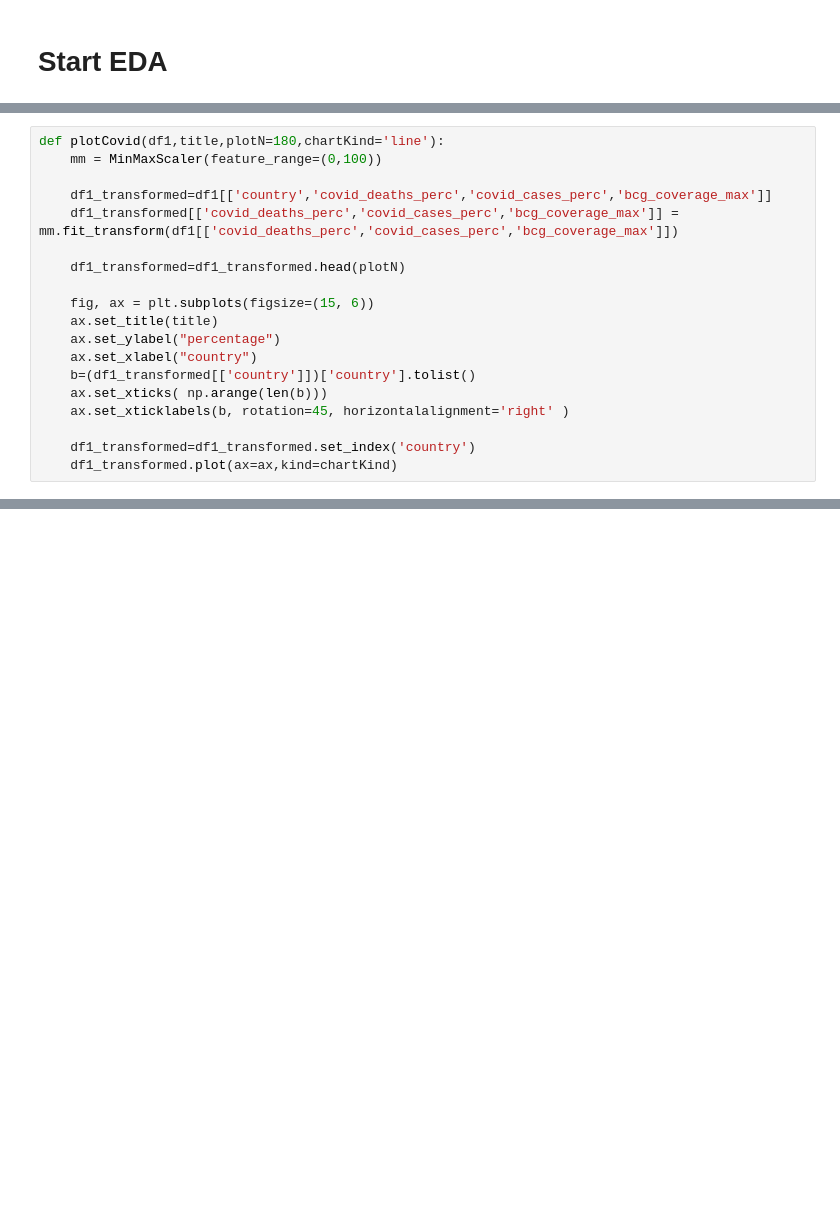
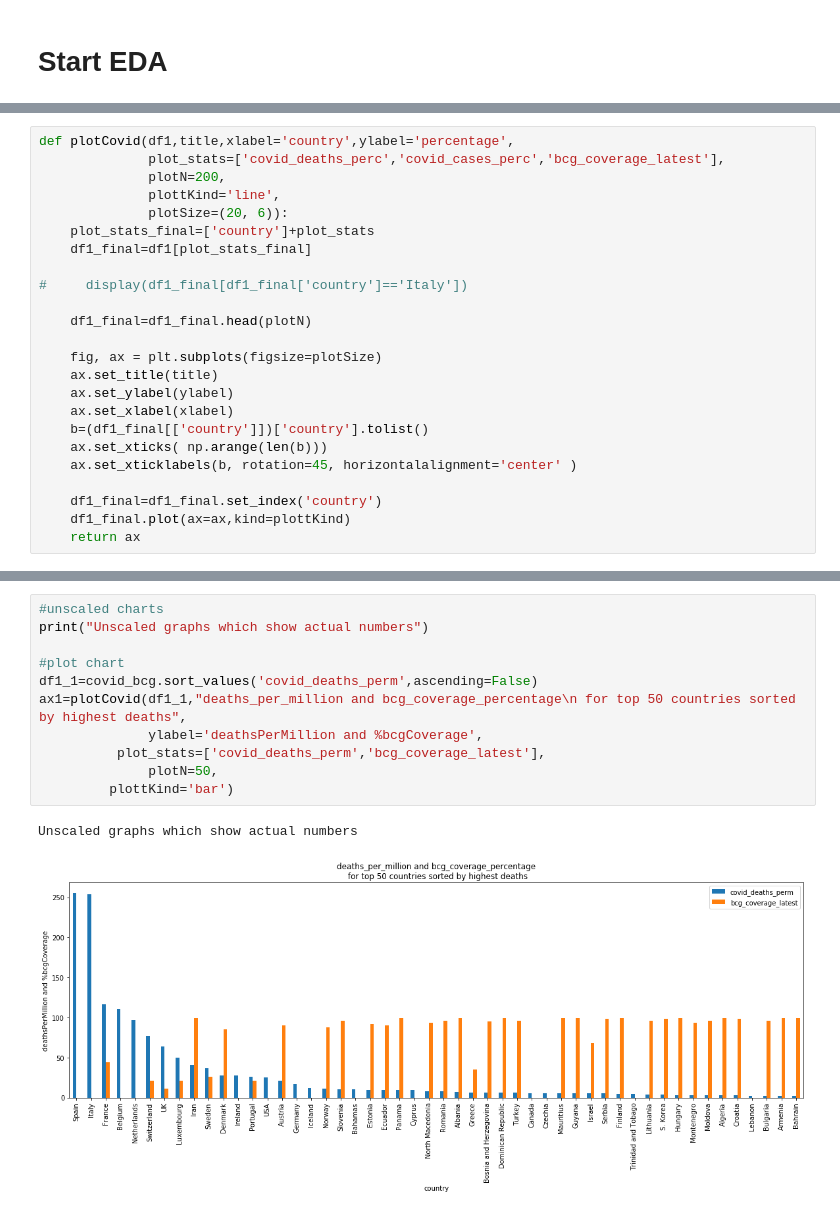
Before and after one commit to priyanka7255/public_repo, a Jupyter notebook: covid/EDAAll.ipynb, the cells around one changed output, grey strips where cells are left out. Drawn from its saved outputs; the diff is of its cells as text; blank space fills up the shorter version.

```diff
--- a/covid/EDAAll.ipynb
+++ b/covid/EDAAll.ipynb
@@ -195,19 +230,24 @@ dtype: int64
 # %%
-def plotCovid(df1,title,plotN=180,chartKind='line'):
-    mm = MinMaxScaler(feature_range=(0,100))
+def plotCovid(df1,title,xlabel='country',ylabel='percentage',
+              plot_stats=['covid_deaths_perc','covid_cases_perc','bcg_coverage_latest'],
+              plotN=200,
+              plottKind='line',
+              plotSize=(20, 6)):
+    plot_stats_final=['country']+plot_stats
+    df1_final=df1[plot_stats_final]
 
-    df1_transformed=df1[['country','covid_deaths_perc','covid_cases_perc','bcg_coverage_max']]
-    df1_transformed[['covid_deaths_perc','covid_cases_perc','bcg_coverage_max']] = mm.fit_transform(df1[['covid_deaths_perc','covid_cases_perc','bcg_coverage_max']])
+#     display(df1_final[df1_final['country']=='Italy'])
 
-    df1_transformed=df1_transformed.head(plotN)
+    df1_final=df1_final.head(plotN)
 
-    fig, ax = plt.subplots(figsize=(15, 6))
+    fig, ax = plt.subplots(figsize=plotSize)
     ax.set_title(title)
-    ax.set_ylabel("percentage")
-    ax.set_xlabel("country")
-    b=(df1_transformed[['country']])['country'].tolist()
+    ax.set_ylabel(ylabel)
+    ax.set_xlabel(xlabel)
+    b=(df1_final[['country']])['country'].tolist()
     ax.set_xticks( np.arange(len(b)))
-    ax.set_xticklabels(b, rotation=45, horizontalalignment='right' )
+    ax.set_xticklabels(b, rotation=45, horizontalalignment='center' )
 
-    df1_transformed=df1_transformed.set_index('country')
-    df1_transformed.plot(ax=ax,kind=chartKind)
+    df1_final=df1_final.set_index('country')
+    df1_final.plot(ax=ax,kind=plottKind)
+    return ax
@@ -229,0 +254,14 @@ plotCovid(df1,"For chosen countries sorted by covid_deaths",chartKind='bar')
+# %%
+#unscaled charts
+print("Unscaled graphs which show actual numbers")
+
+#plot chart
+df1_1=covid_bcg.sort_values('covid_deaths_perm',ascending=False)
+ax1=plotCovid(df1_1,"deaths_per_million and bcg_coverage_percentage\n for top 50 countries sorted by highest deaths",
+              ylabel='deathsPerMillion and %bcgCoverage',
+          plot_stats=['covid_deaths_perm','bcg_coverage_latest'],
+              plotN=50,
+         plottKind='bar')
+# %% [output]
+Unscaled graphs which show actual numbers
+[figure, added]
```
Also changed, not shown: parts of 10 cells of this notebook.
